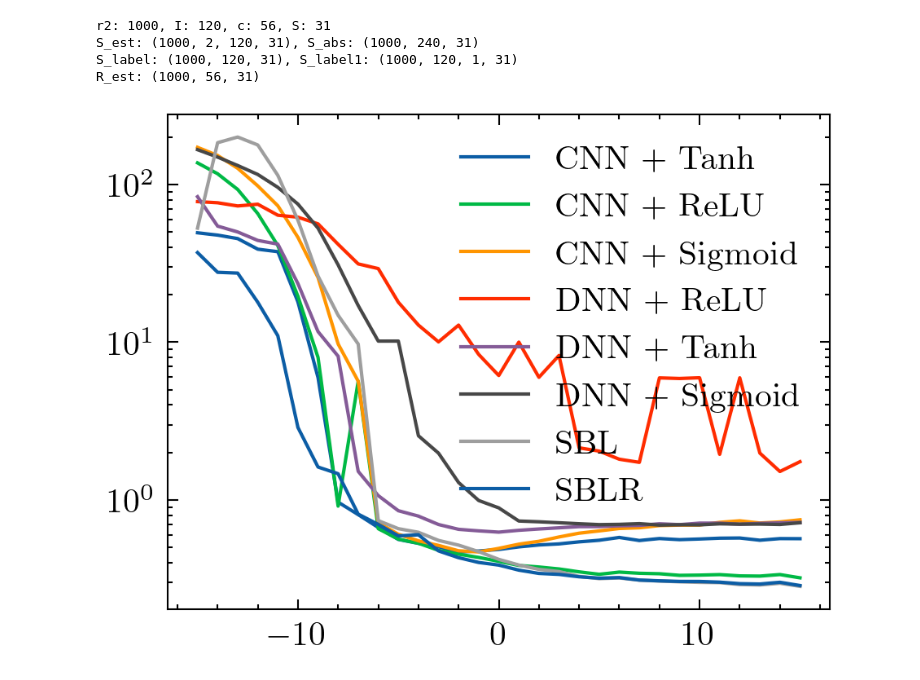
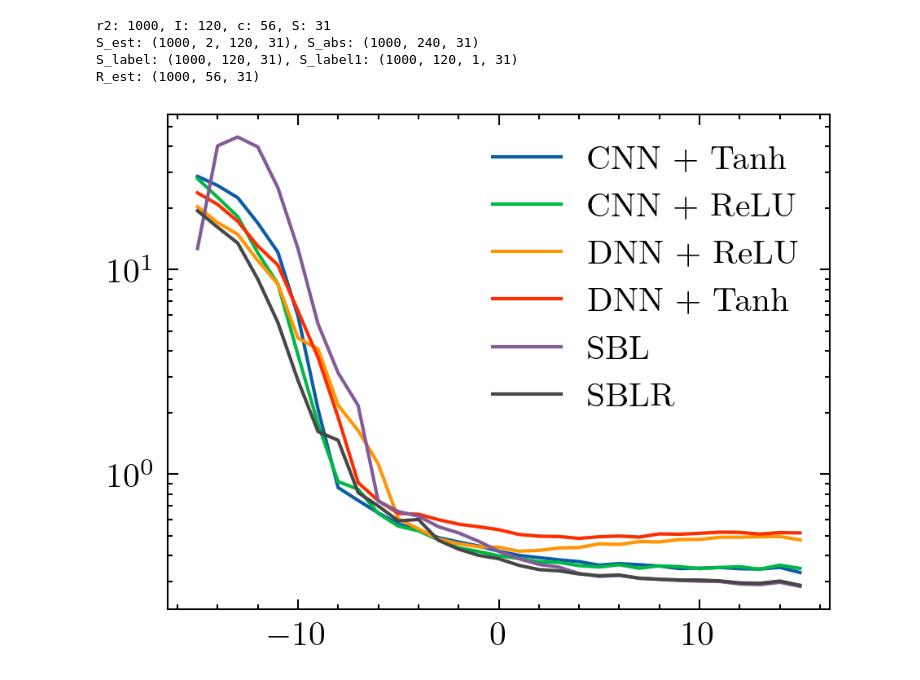
Before and after one commit to McLinWxl/CodesReproduction, a Jupyter notebook: DCN-DOA/ReproducedCodes/SNR_RMSE.ipynb, the cells around one changed output. Cells and saved outputs as stored; diff of their text form; code cells hidden in the pictures.

```diff
--- a/DCN-DOA/ReproducedCodes/SNR_RMSE.ipynb
+++ b/DCN-DOA/ReproducedCodes/SNR_RMSE.ipynb
@@ -166,23 +107,26 @@ dnnsigmoid = torch.load(pthpath + 'dnnsigmoid.pth')
 # %%
-def Test(model, inputx, k, flag):
-    #flag==0 for CNN, flag==1 for DNN
+def Test(model, inputx, k, flag=1):
     model = model.to(device)
     model.eval()
     ls = []
     for i in range(r2):
         with torch.no_grad():
-            if flag==0:
-                x = torch.from_numpy(inputx[i,:,:,k]).float().to(device)
-            if flag==1:
-                x = torch.from_numpy(inputx[i,:,k]).float().to(device)
+            if flag == 0:
+                x = np.zeros((K, I))
+                x[:, :] = inputx[i, :, :, k]
+                #atttntion: the input of the model should be a tensor which is in the shape of (batch_size, channel, length)
+                x = torch.from_numpy(x.reshape(1, K, I)).float().to('cpu')
+            elif flag == 1:
+                x = np.zeros(K*I)
+                x[:] = inputx[i, :, k]
+                x = torch.from_numpy(x.reshape(1, -1)).float().to('cpu')
             x = x.to(device)
+            # print(np.shape(x))
             y = model(x)
             y = y.cpu().numpy()
-            #Turn the output into a 1D array
-            y = np.squeeze(y)
             ls.append(y)
     predict = np.array(ls)
-    return predict
+    return np.squeeze(predict)
 # %%
 test_cnn_low=np.zeros((r2,1))
 
@@ -202,7 +146,7 @@ doa_dcntanharray = predict2doaarray(cnntanh, S_est, 0)
 doa_dcnreluarray = predict2doaarray(cnnrelu, S_est, 0)
 doa_dcnsigmoidarray = predict2doaarray(cnnsigmoid, S_est, 0)
 # %%
-def DOAarray2peak(predict, height = 0.1, nodetect = -200):
+def DOAarray2peak(predict, height = 0.1, nodetect = 0):
     #flag==0 for CNN, flag==1 for DNN
     peak = np.zeros((K, r2, S))
     for i in range(r2):
@@ -275,21 +219,21 @@ rmse_sblr = caculate_rmse(doa_sblr)
 # %%
 leftrange = -15
 rightrange = 15
 snr_list = range(leftrange,rightrange+1)
 with plt.style.context(['science']):
     plt.rcParams['figure.dpi'] = 300
     plt.rcParams['savefig.dpi'] = 300
     # plt.ylim([0.1,100])
     plt.semilogy(snr_list, rmse_dcntanh[leftrange+15:rightrange+16, :], label='CNN + Tanh')
     plt.semilogy(snr_list, rmse_dcnrelu[leftrange+15:rightrange+16, :], label='CNN + ReLU')
-    plt.semilogy(snr_list, rmse_dcnsigmoid[leftrange+15:rightrange+16, :], label='CNN + Sigmoid')
+    # plt.semilogy(snr_list, rmse_dcnsigmoid[leftrange+15:rightrange+16, :], label='CNN + Sigmoid')
     plt.semilogy(snr_list, rmse_dnnrelu[leftrange+15:rightrange+16, :], label='DNN + ReLU')
     plt.semilogy(snr_list, rmse_dnntanh[leftrange+15:rightrange+16, :], label='DNN + Tanh')
-    plt.semilogy(snr_list, rmse_dnnsigmoid[leftrange+15:rightrange+16, :], label='DNN + Sigmoid')
+    # plt.semilogy(snr_list, rmse_dnnsigmoid[leftrange+15:rightrange+16, :], label='DNN + Sigmoid')
     plt.semilogy(snr_list, rmse_sbl[leftrange+15:rightrange+16, :], label='SBL')
     plt.semilogy(snr_list, rmse_sblr[leftrange+15:rightrange+16, :], label='SBLR')
     plt.savefig(figurepath + 'SNR_VS_RMSE/Total Rmse.pdf')
     plt.legend()
     plt.show()
 # %% [output]
-[figure, old version]
+[figure, new version]
```
Also changed, not shown: parts of 6 cells of this notebook, 1 other file.
